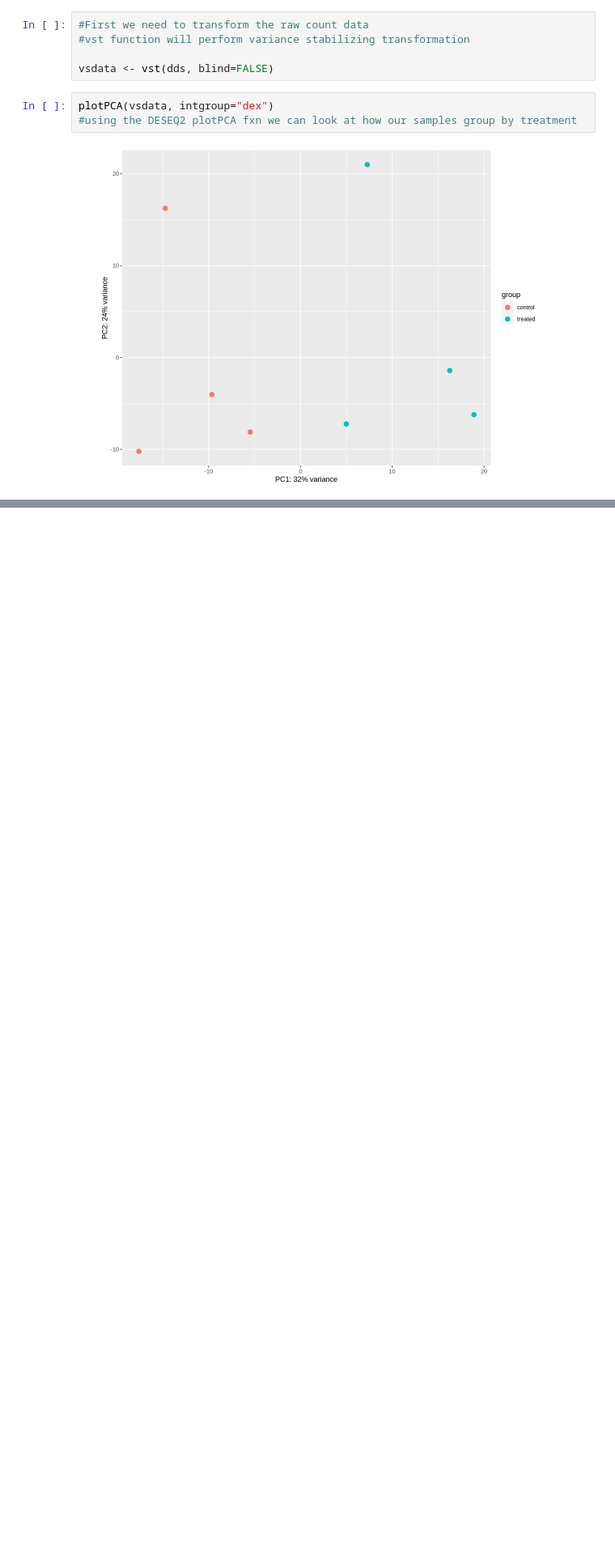
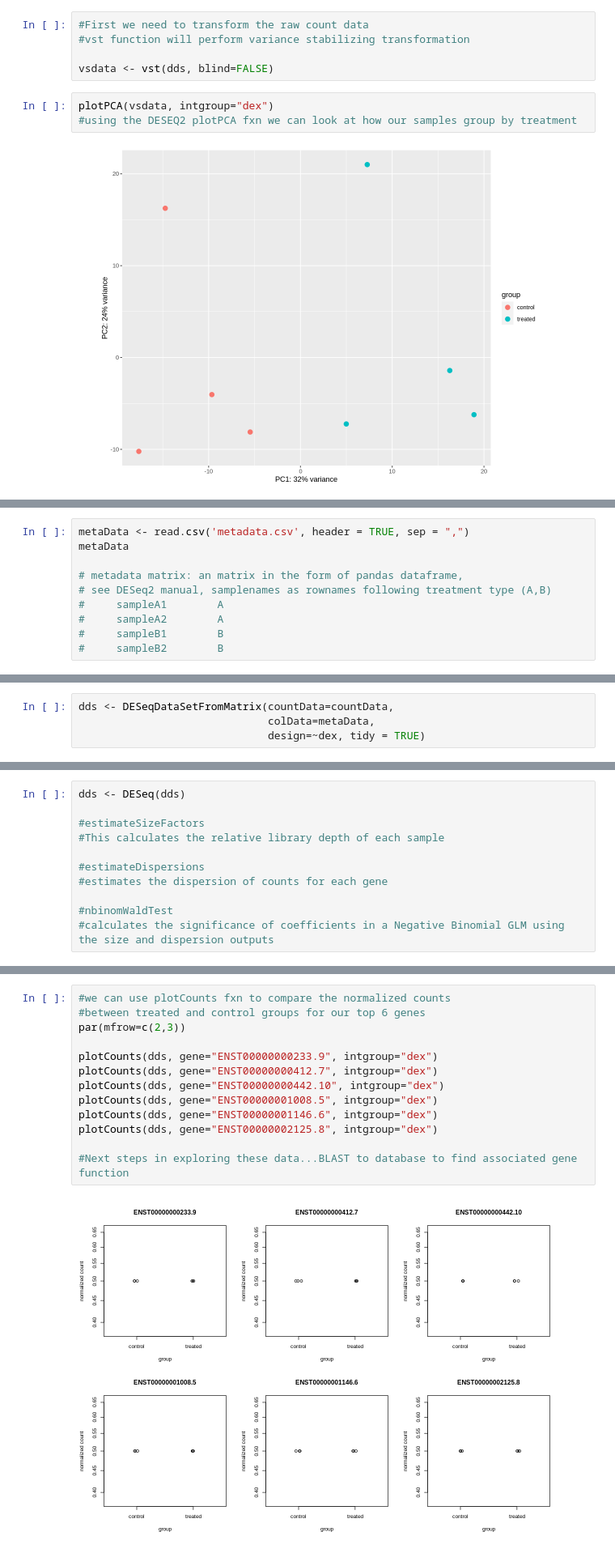
Before and after one commit to Mangul-Lab-USC/RNA-SEQ-Tutorial-PART1, a Jupyter notebook: Deseq2_R.ipynb, the cells around one changed output, grey strips where cells are left out. Shown: that part at 81% size. Drawn from its saved outputs; the diff is of its cells as text; blank space fills up the shorter version.

```diff
--- a/Deseq2_R.ipynb
+++ b/Deseq2_R.ipynb
@@ -228,0 +434,10 @@ plotPCA(vsdata, intgroup="dex")
+# %%
+metaData <- read.csv('metadata.csv', header = TRUE, sep = ",")
+metaData
+
+# metadata matrix: an matrix in the form of pandas dataframe,
+# see DESeq2 manual, samplenames as rownames following treatment type (A,B)
+#     sampleA1        A
+#     sampleA2        A
+#     sampleB1        B
+#     sampleB2        B
@@ -228,0 +477,4 @@ plotPCA(vsdata, intgroup="dex")
+# %%
+dds <- DESeqDataSetFromMatrix(countData=countData,
+                              colData=metaData,
+                              design=~dex, tidy = TRUE)
@@ -228,0 +483,11 @@ plotPCA(vsdata, intgroup="dex")
+# %%
+dds <- DESeq(dds)
+
+#estimateSizeFactors
+#This calculates the relative library depth of each sample
+
+#estimateDispersions
+#estimates the dispersion of counts for each gene
+
+#nbinomWaldTest
+#calculates the significance of coefficients in a Negative Binomial GLM using the size and dispersion outputs
@@ -228,0 +546,15 @@ plotPCA(vsdata, intgroup="dex")
+# %%
+#we can use plotCounts fxn to compare the normalized counts
+#between treated and control groups for our top 6 genes
+par(mfrow=c(2,3))
+
+plotCounts(dds, gene="ENST00000000233.9", intgroup="dex")
+plotCounts(dds, gene="ENST00000000412.7", intgroup="dex")
+plotCounts(dds, gene="ENST00000000442.10", intgroup="dex")
+plotCounts(dds, gene="ENST00000001008.5", intgroup="dex")
+plotCounts(dds, gene="ENST00000001146.6", intgroup="dex")
+plotCounts(dds, gene="ENST00000002125.8", intgroup="dex")
+
+#Next steps in exploring these data...BLAST to database to find associated gene function
+# %% [output]
+[figure, added]
```
Also changed, not shown: parts of 42 cells of this notebook, 4 other files.
